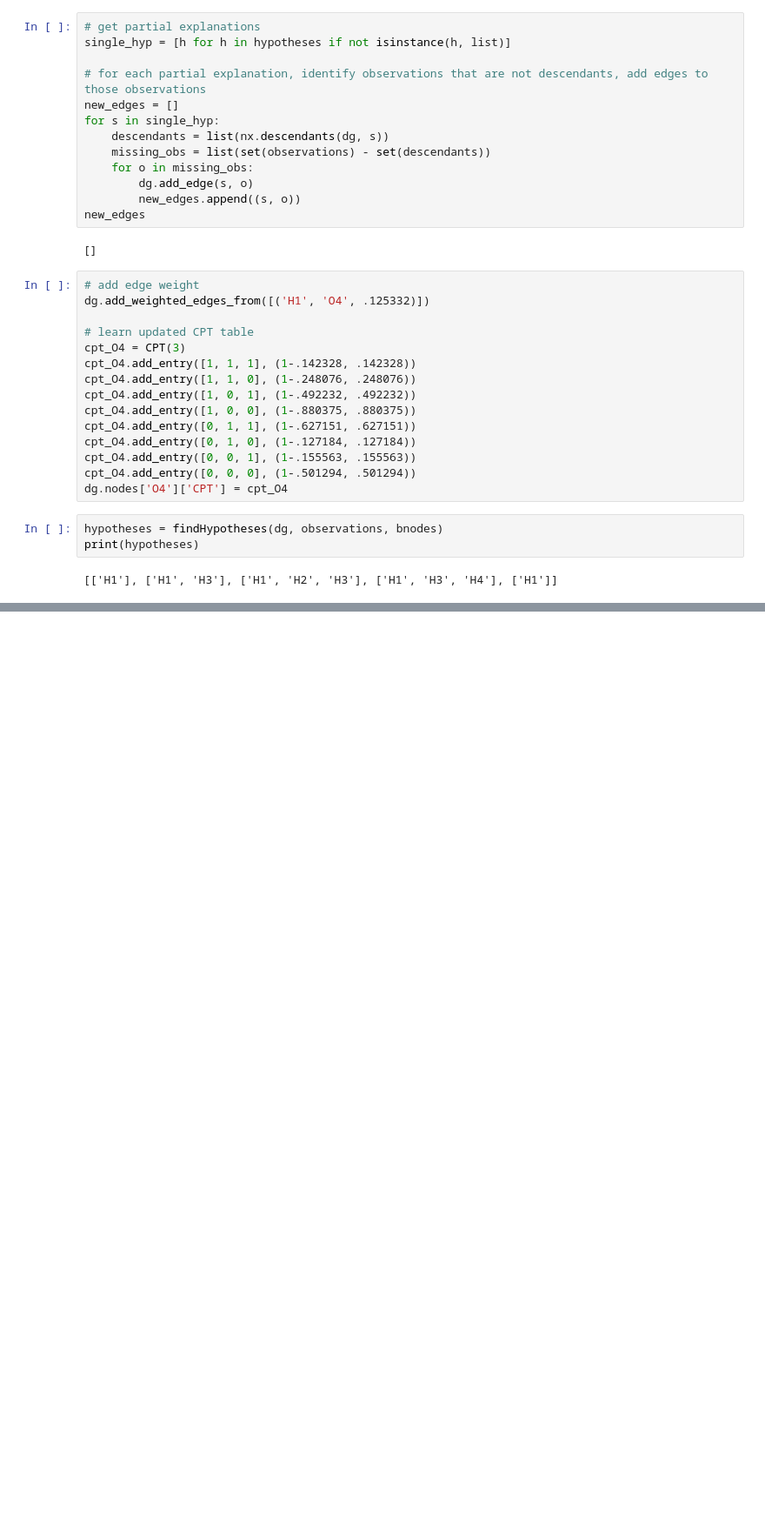
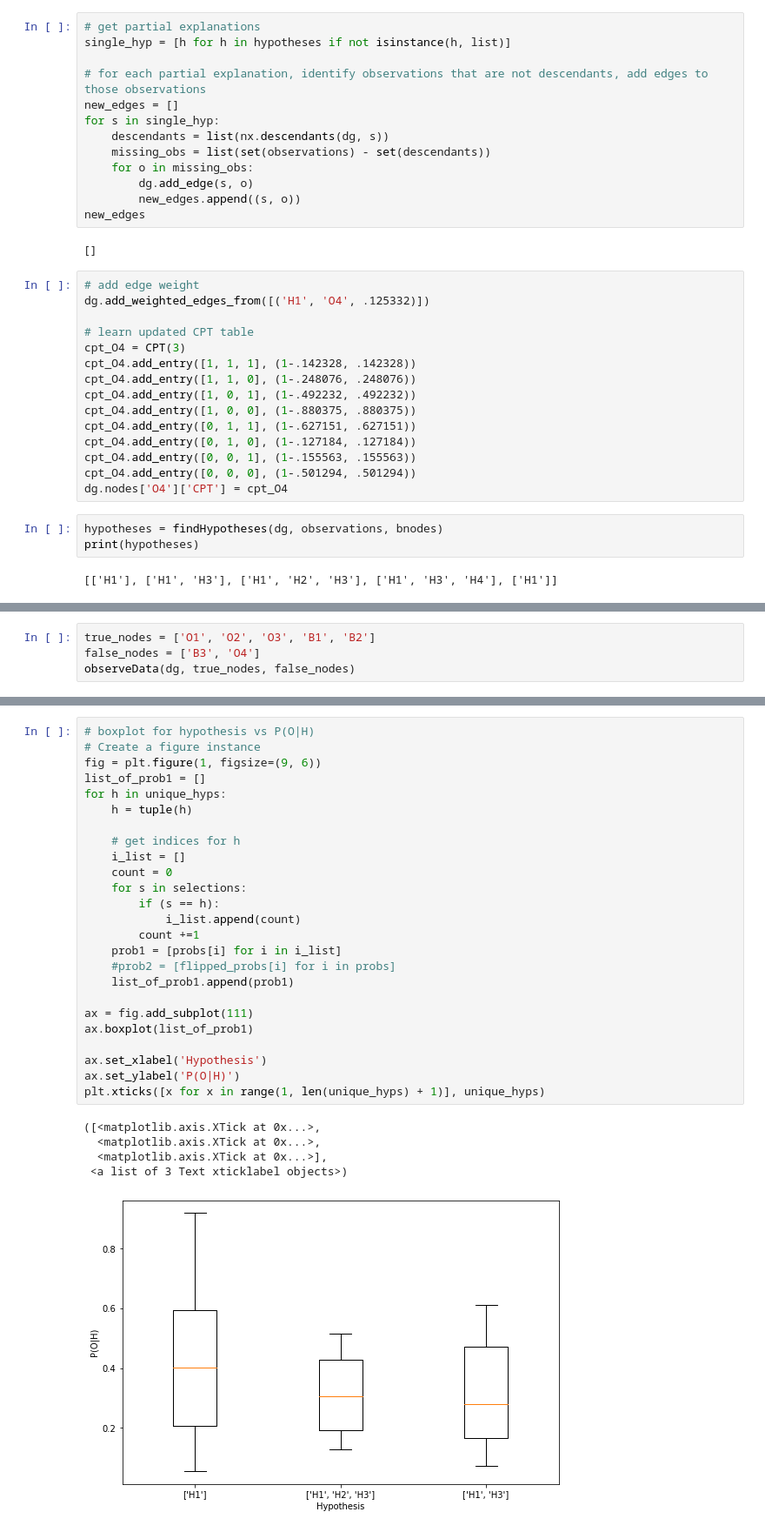
Before and after one commit to nico-espinosadice/abductive-theory, a Jupyter notebook: hyp-gen.ipynb, the cells around one changed output, grey strips where cells are left out. Shown at 87% size. Saved outputs shown, nothing was run; the diff lists cells and outputs as text; blank space fills up the shorter version.

```diff
--- a/hyp-gen.ipynb
+++ b/hyp-gen.ipynb
@@ -268,0 +162,4 @@ Graphs:
+# %%
+true_nodes = ['O1', 'O2', 'O3', 'B1', 'B2']
+false_nodes = ['B3', 'O4']
+observeData(dg, true_nodes, false_nodes)
@@ -268,0 +282,31 @@ Graphs:
+# %%
+# boxplot for hypothesis vs P(O|H)
+# Create a figure instance
+fig = plt.figure(1, figsize=(9, 6))
+list_of_prob1 = []
+for h in unique_hyps:
+    h = tuple(h)
+
+    # get indices for h
+    i_list = []
+    count = 0
+    for s in selections:
+        if (s == h):
+            i_list.append(count)
+        count +=1
+    prob1 = [probs[i] for i in i_list]
+    #prob2 = [flipped_probs[i] for i in probs]
+    list_of_prob1.append(prob1)
+
+ax = fig.add_subplot(111)
+ax.boxplot(list_of_prob1)
+
+ax.set_xlabel('Hypothesis')
+ax.set_ylabel('P(O|H)')
+plt.xticks([x for x in range(1, len(unique_hyps) + 1)], unique_hyps)
+# %% [output]
+([<matplotlib.axis.XTick at 0x...>,
+  <matplotlib.axis.XTick at 0x...>,
+  <matplotlib.axis.XTick at 0x...>],
+ <a list of 3 Text xticklabel objects>)
+[figure, added]
```
Also changed, not shown: parts of 37 cells of this notebook.
